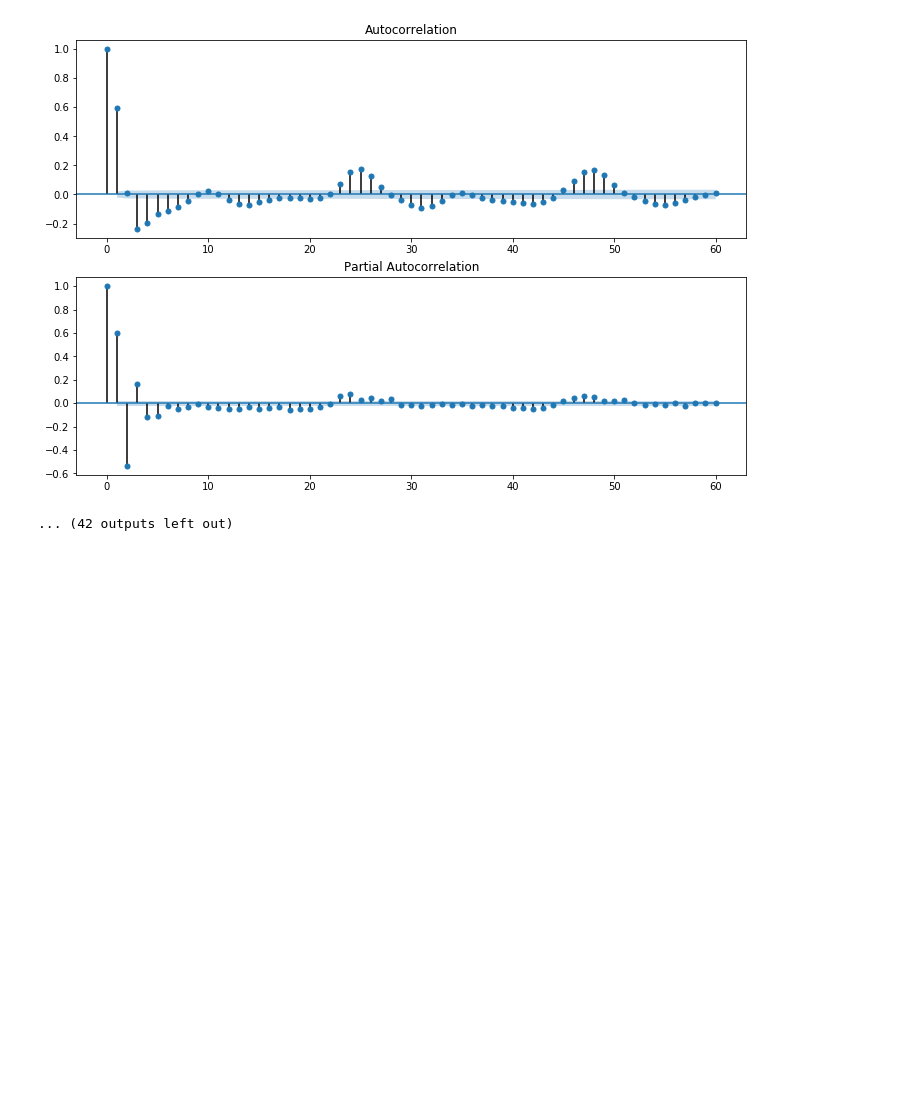
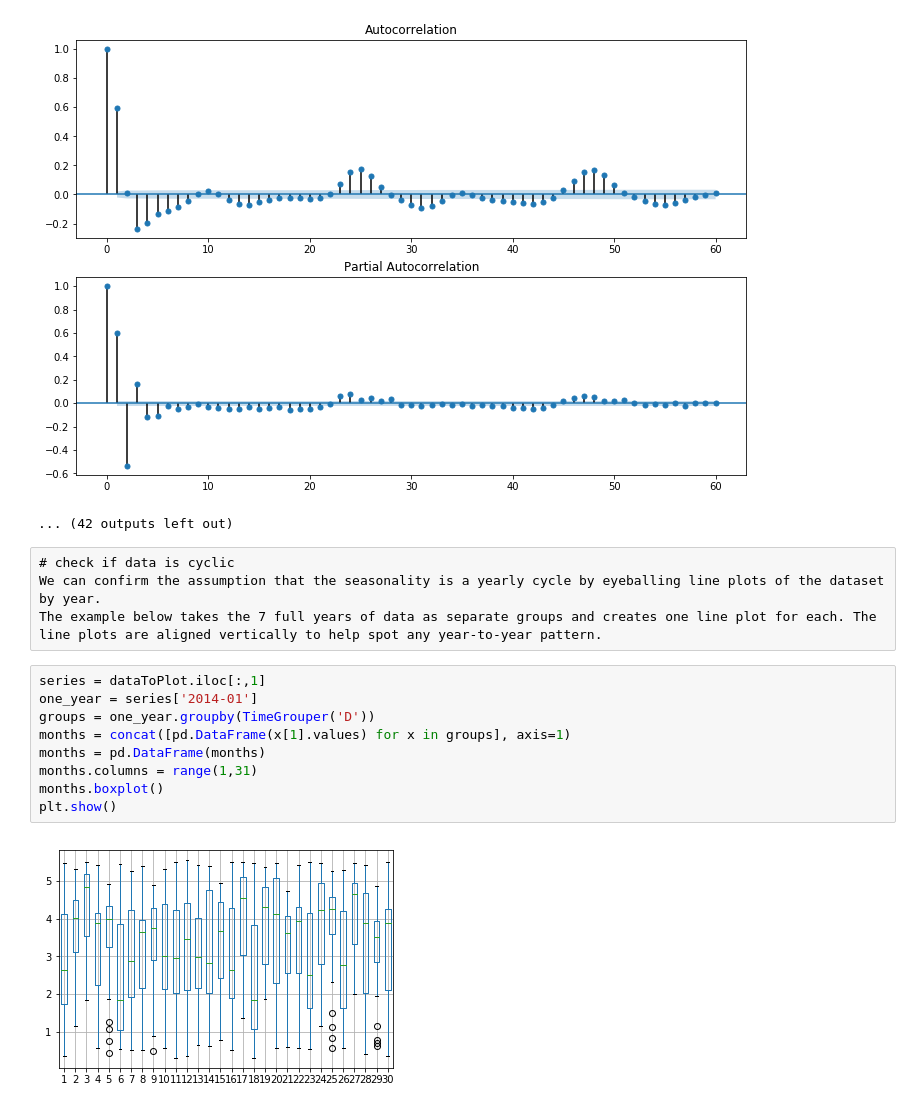
Before and after one commit to PedroCaldeira/CDA2018_G35, a Jupyter notebook: 2nd Assignment/Lab2.ipynb, the cells around one changed output. Saved outputs shown, nothing was run; the diff lists cells and outputs as text; blank space fills up the shorter version.

```diff
--- a/2nd Assignment/Lab2.ipynb
+++ b/2nd Assignment/Lab2.ipynb
@@ -435,3 +272,18 @@ L_T5
 L_T6
 [figure]
 ... (42 outputs left out)
+# %% [raw]
+# check if data is cyclic
+We can confirm the assumption that the seasonality is a yearly cycle by eyeballing line plots of the dataset by year.
+The example below takes the 7 full years of data as separate groups and creates one line plot for each. The line plots are aligned vertically to help spot any year-to-year pattern.
+# %%
+series = dataToPlot.iloc[:,1]
+one_year = series['2014-01']
+groups = one_year.groupby(TimeGrouper('D'))
+months = concat([pd.DataFrame(x[1].values) for x in groups], axis=1)
+months = pd.DataFrame(months)
+months.columns = range(1,31)
+months.boxplot()
+plt.show()
+# %% [output]
+[figure, added]
```
Also changed, not shown: parts of 67 cells of this notebook.
